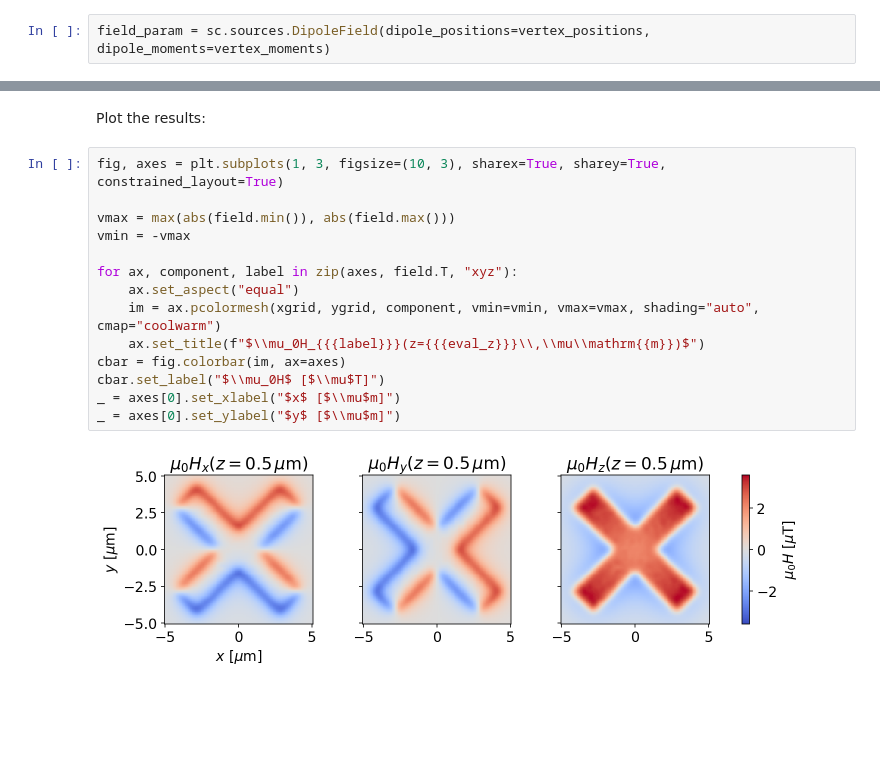
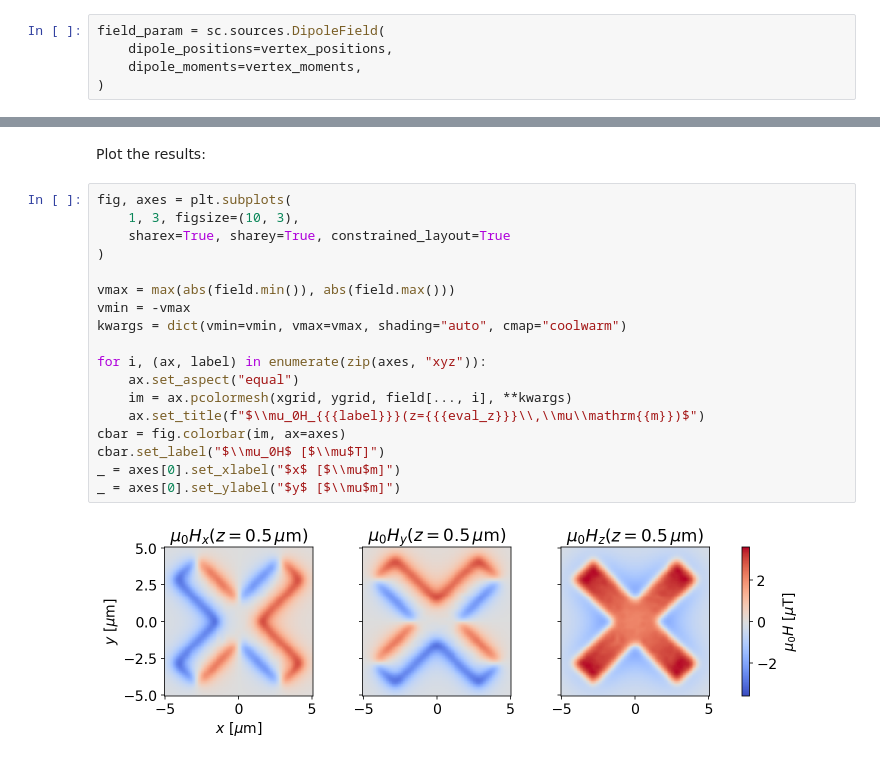
Before and after one commit to loganbvh/superscreen, a Jupyter notebook: docs/notebooks/polygons.ipynb, the cells around one changed output, grey strips where cells are left out. Cells and saved outputs as stored; diff of their text form; blank space fills up the shorter version.

```diff
--- a/docs/notebooks/polygons.ipynb
+++ b/docs/notebooks/polygons.ipynb
@@ -229,7 +229,10 @@ vertex_moments = vertex_moments.to("mu_B").magnitude
 # %% [markdown]
 The function `superscreen.sources.DipoleField` returns a `superscreen.Parameter` that calulates the magnetic field (in Tesla) from a disribution of magnetic dipoles.
 # %%
-field_param = sc.sources.DipoleField(dipole_positions=vertex_positions, dipole_moments=vertex_moments)
+field_param = sc.sources.DipoleField(
+    dipole_positions=vertex_positions,
+    dipole_moments=vertex_moments,
+)
 # %% [markdown]
 Evaluate the magnetic field from the "X":
 # %%
@@ -251,21 +254,25 @@ field = field.reshape((N, N, 3)).to("microtesla").magnitude
 # %% [markdown]
 Plot the results:
 # %%
-fig, axes = plt.subplots(1, 3, figsize=(10, 3), sharex=True, sharey=True, constrained_layout=True)
+fig, axes = plt.subplots(
+    1, 3, figsize=(10, 3),
+    sharex=True, sharey=True, constrained_layout=True
+)
 
 vmax = max(abs(field.min()), abs(field.max()))
 vmin = -vmax
+kwargs = dict(vmin=vmin, vmax=vmax, shading="auto", cmap="coolwarm")
 
-for ax, component, label in zip(axes, field.T, "xyz"):
+for i, (ax, label) in enumerate(zip(axes, "xyz")):
     ax.set_aspect("equal")
-    im = ax.pcolormesh(xgrid, ygrid, component, vmin=vmin, vmax=vmax, shading="auto", cmap="coolwarm")
+    im = ax.pcolormesh(xgrid, ygrid, field[..., i], **kwargs)
     ax.set_title(f"$\\mu_0H_{{{label}}}(z={{{eval_z}}}\\,\\mu\\mathrm{{m}})$")
 cbar = fig.colorbar(im, ax=axes)
 cbar.set_label("$\\mu_0H$ [$\\mu$T]")
 _ = axes[0].set_xlabel("$x$ [$\\mu$m]")
 _ = axes[0].set_ylabel("$y$ [$\\mu$m]")
 # %% [output]
-[figure, old version]
+[figure, new version]
 # %%
 sc.version_table()
 # %% [output]
```
Also changed, not shown: parts of 2 cells of this notebook, 1 other file.
